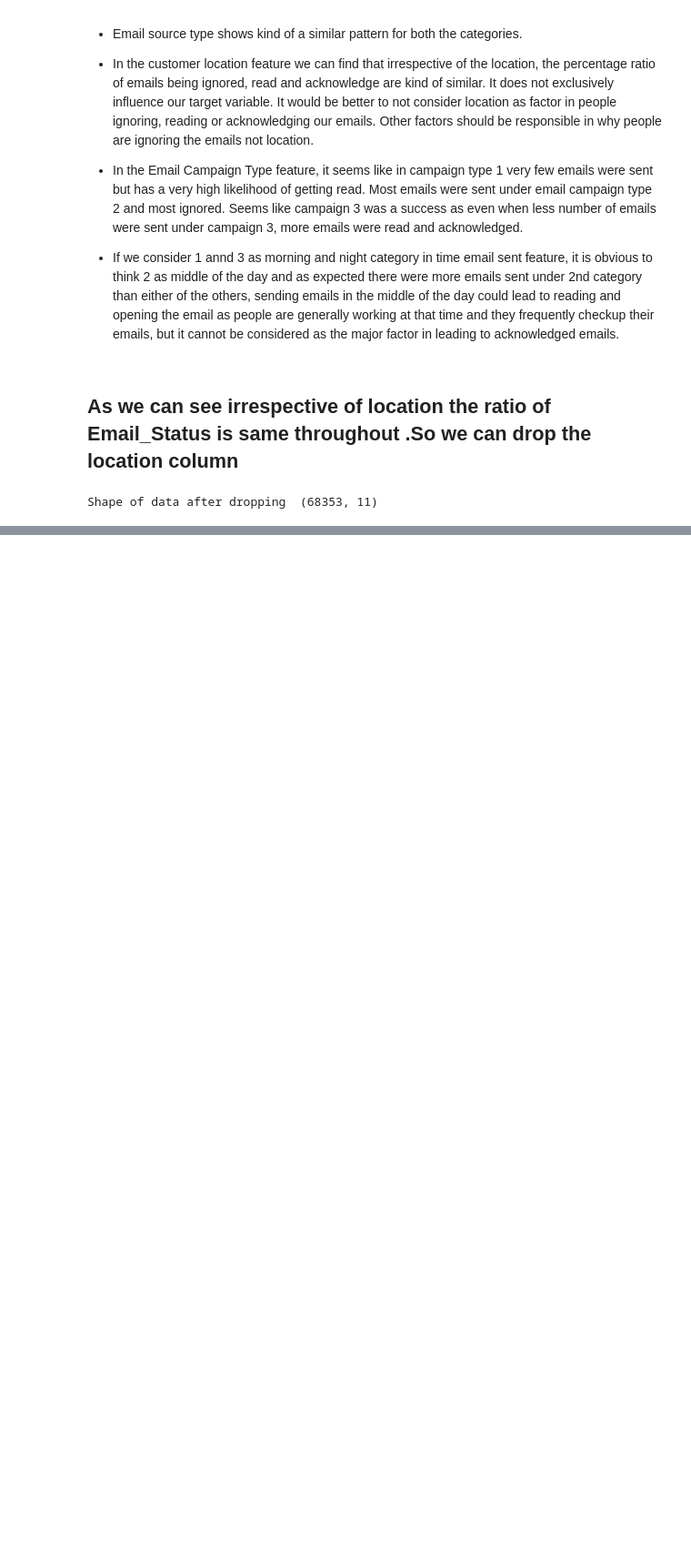
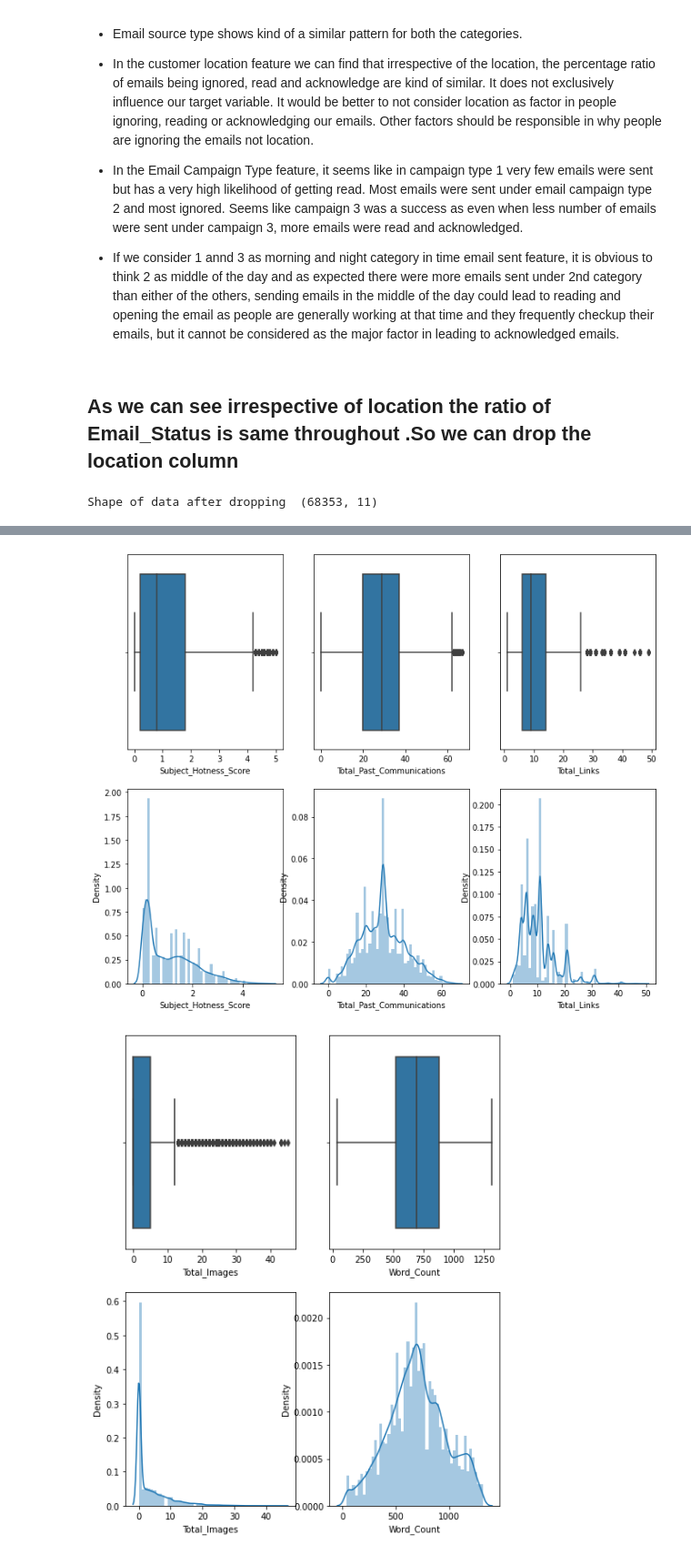
Before and after one commit to IfrazQazi/Email-Campaign-Effectiveness-Prediction-Capstone-Project, a Jupyter notebook: Email_Campaign_Effectiveness_Prediction.ipynb, the cells around one changed output, grey strips where cells are left out. Shown at 91% size. Drawn from its saved outputs; the diff is of its cells as text; code cells hidden in the pictures; blank space fills up the shorter version.

```diff
--- a/Email_Campaign_Effectiveness_Prediction.ipynb
+++ b/Email_Campaign_Effectiveness_Prediction.ipynb
@@ -205,3 +227,23 @@ email_df.duplicated().sum()
 ##Exploratory data analysis is an important part of data analysis. It involves exploring and analyzing the dataset given to find out patterns, trends and conclusions to take better decisions related to the data. In this section, we will be trying to obtain those features which help our emails not get ignored.
 
 ##We will explore every feature against our target variable and analyze it's influence on it.
+# %%
+#creating new dataframe of only categorical columns
+categorical_variables = email_df.select_dtypes(include =['object','int']).copy()
+#dropping Word_Count because it's numeric data
+categorical_variables.drop('Word_Count',axis=1,inplace=True)
+# %%
+ds_cat_stats = pd.DataFrame(columns = ['Column', 'Values', 'Total Count', 'Total_COunt_Excluding_Null',
+                                       'Missing Value', 'Missing %'])
+tmp = pd.DataFrame()
+
+for c in categorical_variables.columns:
+    tmp['Column'] = [c]
+    tmp['Values'] = [categorical_variables[c].unique()]
+    tmp['Total Count'] = len(list(categorical_variables[c].unique()))
+    tmp['Total_COunt_Excluding_Null'] = int(categorical_variables[c].nunique())
+    tmp['Missing Value'] = categorical_variables[c].isnull().sum()
+    tmp['Missing %'] = (categorical_variables[c].isnull().sum()/ len(categorical_variables)).round(3)*100
+    ds_cat_stats = ds_cat_stats.append(tmp)
+
+ds_cat_stats
@@ -267,0 +377,6 @@ Shape of data after dropping  (68353, 11)
+# %%
+
+#creating new dataframe of only numerical columns
+ds_num = email_df.select_dtypes(include =['float']).copy()
+ds_num['Word_Count'] = email_df.loc[ds_num.index, 'Word_Count'].copy()
+ds_num.head()
@@ -267,0 +390,17 @@ Shape of data after dropping  (68353, 11)
+# %%
+ix = 1
+fig = plt.figure(figsize = (12,10))
+for c in list(ds_num.columns):
+    if ix <= 3:
+            ax1 = fig.add_subplot(2,3,ix)
+            sns.boxplot(data = ds_num, x=c, ax = ax1)
+            ax2 = fig.add_subplot(2,3,ix+3)
+            sns.distplot(ds_num[c], ax=ax2)
+
+    ix = ix +1
+    if ix == 4:
+        fig = plt.figure(figsize = (12,10))
+        ix =1
+# %% [output]
+[figure, added]
+[figure, added]
```
Also changed, not shown: parts of 25 cells of this notebook.
